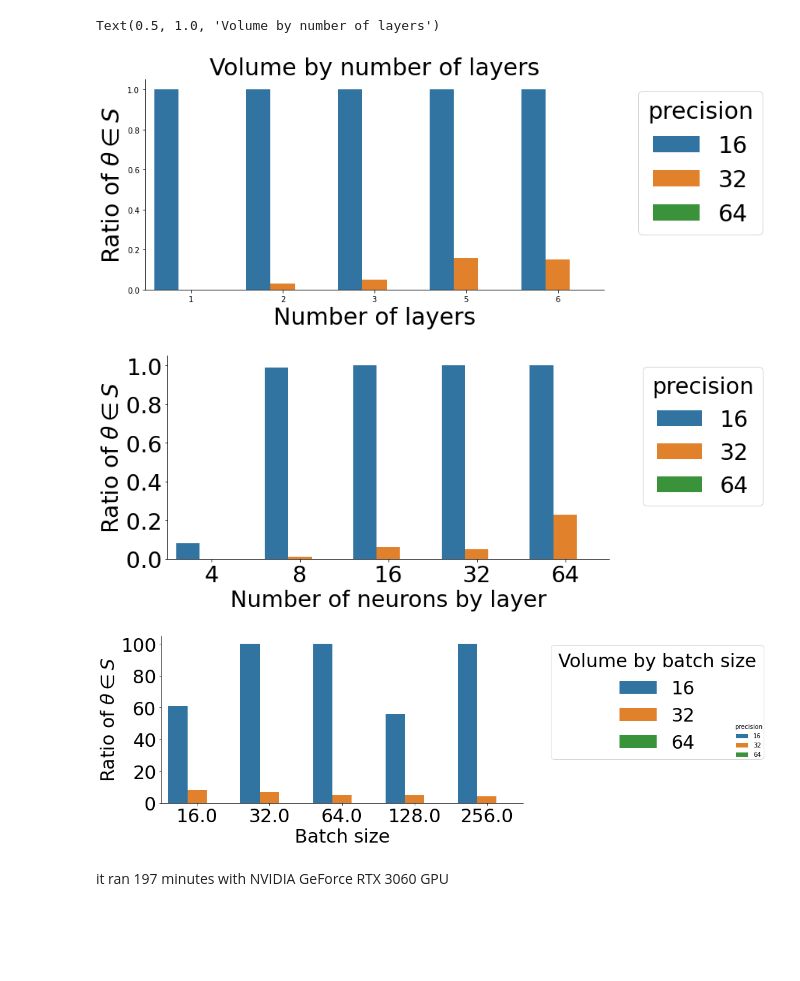
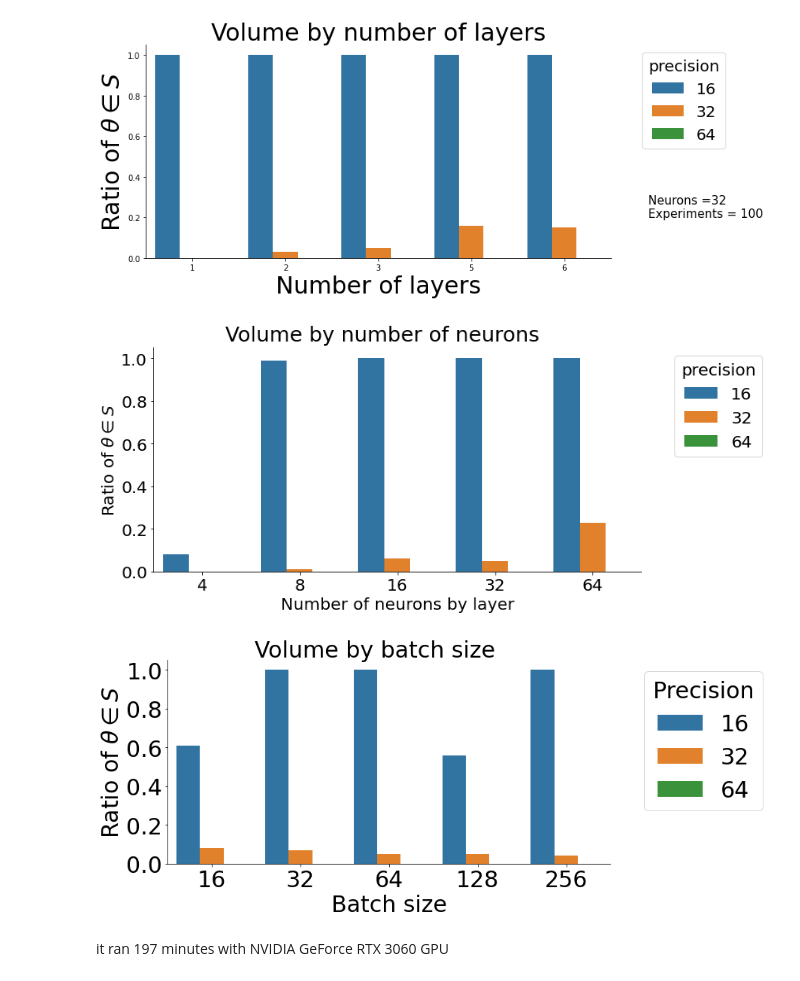
Before and after one commit to CS-433/ml-project-2-ristrettolearning-2, a Jupyter notebook: notebooks/Volume estimation.ipynb, the cells around one changed output. Drawn from its saved outputs; the diff is of its cells as text; code cells hidden in the pictures; blank space fills up the shorter version.

Commit message:
Fixed some graphs

```diff
--- a/notebooks/Volume estimation.ipynb
+++ b/notebooks/Volume estimation.ipynb
@@ -22,7 +22,8 @@ import matplotlib.pyplot as plt
 # from torch.utils.tensorboard import SummaryWriter
 # %%
 # We are taking our custom model creator to make a model with custom features
-device = 'cuda' if torch.cuda.is_available() else 'cpu'
+device = torch.device("cuda" if torch.cuda.is_available() else "cpu")
+
 
 # We are taking our custom model creator to make a model with custom features
 def make_mlp_models(alpha = 0, nb_neurons = 200, nb_layers=3, regularizer = torch.nn.Identity(), device = device ):
@@ -30,6 +31,7 @@ def make_mlp_models(alpha = 0, nb_neurons = 200, nb_layers=3, regularizer = torc
     return rm.FullyConnected(activation=lambda: ra.ReLU(alpha), reg=lambda: regularizer , hidden_dims=layers, seed=None)
 
 
+# We copy the parameters of the first model to the second model to make sure that they are the same
 def copy_params(net1, net2):
     params1 = net1.named_parameters()
     params2 = net2.named_parameters()
@@ -41,6 +43,7 @@ def copy_params(net1, net2):
             dict_params2[name].data.copy_(param.data)
 
 
+# We are making a function to build the models with the given parameters we will use it in each experiment
 def build_models(nb_neurons=512, nb_hidden_layers=2, precision=32, device = device):
     net1 = make_mlp_models( 0, nb_neurons, nb_hidden_layers, device = device).to(device)
     net2 = make_mlp_models( 1, nb_neurons, nb_hidden_layers, device = device).to(device)
@@ -59,9 +62,9 @@ def build_models(nb_neurons=512, nb_hidden_layers=2, precision=32, device = devi
 # Number of experiments to run
 nb_experiments = 100
 
+
 #Load data to run experiments
-transform = transforms.ToTensor()
-train_data = datasets.MNIST(root='data', train=True, download=True, transform=transform)
+train_data = datasets.MNIST(root='data', train=True, download=True, transform=transforms.ToTensor())
 train_loader = torch.utils.data.DataLoader(train_data, batch_size=256)
 # %%
 df = pd.DataFrame(columns=["precision", "count", "nb_layers"])
@@ -117,16 +124,16 @@ sns.catplot(x = "nb_layers",
             legend=False
             )
 
-plt.legend(title='precision', fontsize='30', title_fontsize='30', bbox_to_anchor=(1.05, 1), loc='upper left')
+plt.legend(title='precision', fontsize='20', title_fontsize='20', bbox_to_anchor=(1.05, 1), loc='upper left')
 plt.xlabel('Number of layers', fontsize='30');
 plt.ylabel('Ratio of ' + r'$\theta \in S$', fontsize='30');
 plt.yticks(fontsize='10');
 plt.xticks(fontsize='10');
+plt.title("Volume by number of layers", fontsize='30')
+plt.text(4.9,.2, "Neurons =32 \nExperiments = 100", fontsize='15');
 plt.savefig('layers.png')
-plt.title("Volume by number of layers", fontsize='30')
 # %% [output]
-Text(0.5, 1.0, 'Volume by number of layers')
-[figure, old version]
+[figure, new version]
 # %%
 df = pd.DataFrame(columns=["precision", "count", "nb_layers"])
 
@@ -173,23 +183,24 @@ df.to_csv("volume_estimation_by_number_of_neurons_MNIST.csv")
 # %%
 df['ratio'] = df['count'] / nb_experiments
 df = df.astype({"nb_neurons": int})
 sns.catplot(x = "nb_neurons",
             y = "ratio",
             hue = "precision",
             data = df,
             kind = "bar",
             height=4.5, aspect=2,
             legend=False
             )
 
-plt.legend(title='precision', fontsize='30', title_fontsize='30', bbox_to_anchor=(1.05, 1), loc='upper left')
-plt.xlabel('Number of neurons by layer', fontsize='30');
-plt.ylabel('Ratio of ' + r'$\theta \in S$', fontsize='30');
-plt.yticks(fontsize='30');
-plt.xticks(fontsize='30');
+plt.legend(title='precision', fontsize='20', title_fontsize='20', bbox_to_anchor=(1.05, 1), loc='upper left')
+plt.xlabel('Number of neurons by layer', fontsize='20');
+plt.ylabel('Ratio of ' + r'$\theta \in S$', fontsize='20');
+plt.suptitle("Volume by number of neurons", fontsize='25', y=1.05)
+plt.yticks(fontsize='20');
+plt.xticks(fontsize='20');
 plt.savefig('neurons.png')
 # %% [output]
-[figure, old version]
+[figure, new version]
 # %%
 # This experiment is done with different batch sizes and precisions with a fixed number of layers and neurons
 df = pd.DataFrame(columns=["precision", "count", "nb_layers"])
@@ -236,22 +249,25 @@ df.to_csv("volume_estimation_by_batch_size_MNIST.csv")
 # %%
+df['ratio'] = df['count'] / nb_experiments
+df = df.astype({"batch_size": int})
 
 sns.catplot(x = "batch_size",
-            y = "count",
+            y = "ratio",
             hue = "precision",
             data = df,
             kind = "bar",
             height=4.5, aspect=2,
-            legend=True
+            legend=False
             )
 
-plt.legend(title='Volume by batch size', fontsize='30', title_fontsize='30', bbox_to_anchor=(1.05, 1), loc='upper left')
+plt.legend(title='Precision', fontsize='30', title_fontsize='30', bbox_to_anchor=(1.05, 1), loc='upper left')
+plt.suptitle("Volume by batch size", fontsize='30', y=1.05)
 plt.xlabel('Batch size', fontsize='30');
 plt.ylabel('Ratio of ' + r'$\theta \in S$', fontsize='30');
 plt.yticks(fontsize='30');
 plt.xticks(fontsize='30');
 plt.savefig('Batches.png')
 # %% [output]
-[figure, old version]
+[figure, new version]
 # %% [markdown]
 it ran 197 minutes with NVIDIA GeForce RTX 3060 GPU
 # %%
```
Also changed, not shown: parts of 6 cells of this notebook, 5 other files.
